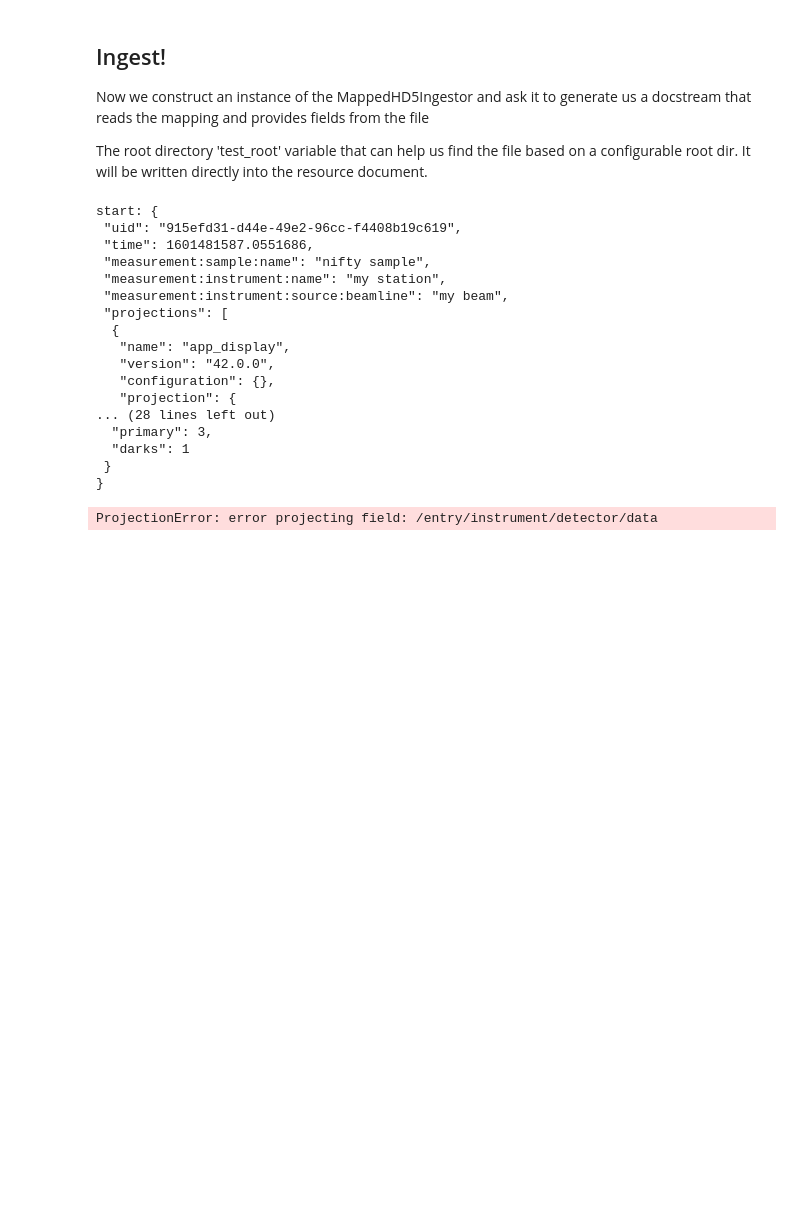
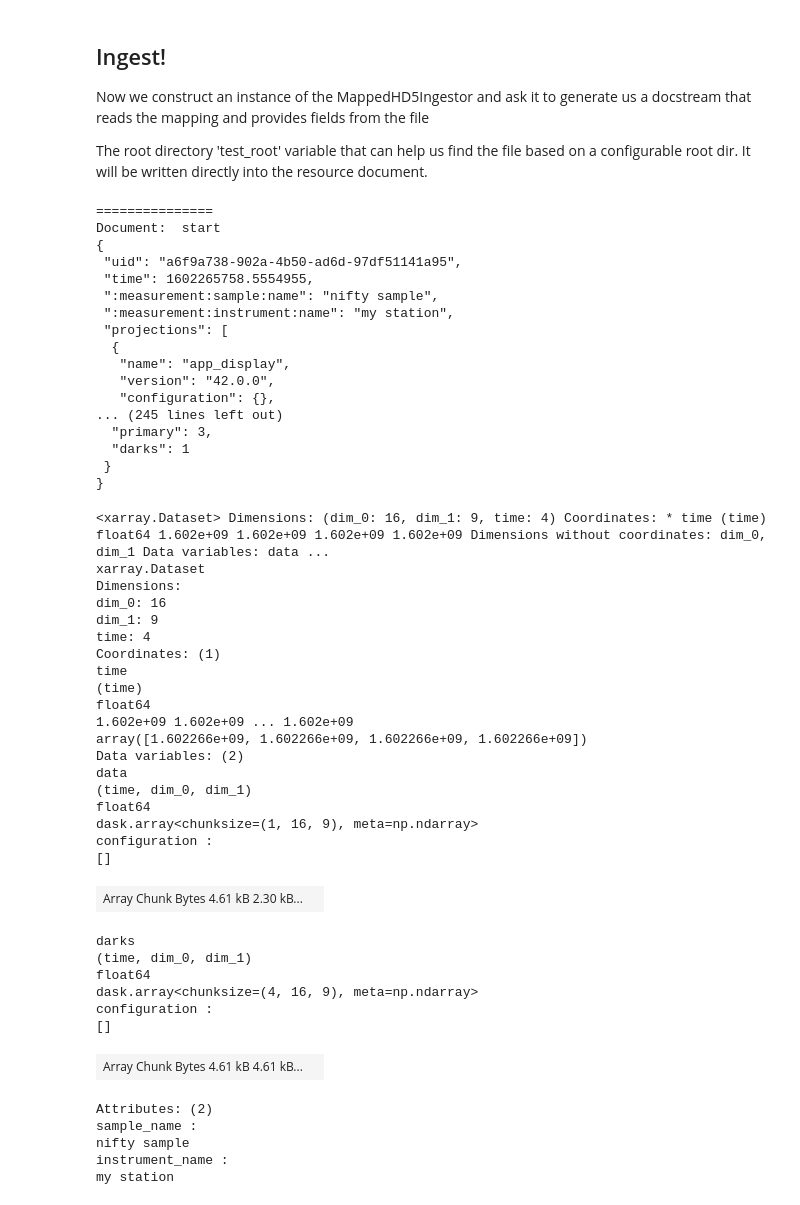
Before and after one commit to als-computing/splash-ingest, a Jupyter notebook: splash_ingest/examples/mapping_ingestor.ipynb, the cells around one changed output. Saved outputs shown, nothing was run; the diff lists cells and outputs as text; code cells hidden in the pictures; blank space fills up the shorter version.

```diff
--- a/splash_ingest/examples/mapping_ingestor.ipynb
+++ b/splash_ingest/examples/mapping_ingestor.ipynb
@@ -94,7 +95,7 @@ Now we construct an instance of the MappedHD5Ingestor and ask it to generate us
 
 The root directory 'test_root' variable that can help us find the file based on a configurable root dir. It will be written directly into the resource document.
 # %%
-detailed_output = False
+detailed_output = True
 
 file_gen = build_file()
 
@@ -136,19 +137,19 @@ except MappingNotFoundError as e:
 next(file_gen) # cleanup
 run = run_cache.retrieve()
 # %% [output]
-start: {
- "uid": "915efd31-d44e-49e2-96cc-f4408b19c619",
- "time": 1601481587.0551686,
- "measurement:sample:name": "nifty sample",
- "measurement:instrument:name": "my station",
- "measurement:instrument:source:beamline": "my beam",
+===============
+Document:  start
+{
+ "uid": "a6f9a738-902a-4b50-ad6d-97df51141a95",
+ "time": 1602265758.5554955,
+ ":measurement:sample:name": "nifty sample",
+ ":measurement:instrument:name": "my station",
  "projections": [
   {
    "name": "app_display",
    "version": "42.0.0",
    "configuration": {},
-   "projection": {
-... (28 lines left out)
+... (245 lines left out)
   "primary": 3,
   "darks": 1
  }
@@ -156,7 +157,39 @@ start: {
 # %%
 
 from databroker.projector import project_xarray
 
 xarray = project_xarray(run)
+xarray
 # %% [output]
-ProjectionError: error projecting field: /entry/instrument/detector/data
+<xarray.Dataset> Dimensions: (dim_0: 16, dim_1: 9, time: 4) Coordinates: * time (time) float64 1.602e+09 1.602e+09 1.602e+09 1.602e+09 Dimensions without coordinates: dim_0, dim_1 Data variables: data ...
+xarray.Dataset
+Dimensions:
+dim_0: 16
+dim_1: 9
+time: 4
+Coordinates: (1)
+time
+(time)
+float64
+1.602e+09 1.602e+09 ... 1.602e+09
+array([1.602266e+09, 1.602266e+09, 1.602266e+09, 1.602266e+09])
+Data variables: (2)
+data
+(time, dim_0, dim_1)
+float64
+dask.array<chunksize=(1, 16, 9), meta=np.ndarray>
+configuration :
+[]
+| Array Chunk Bytes 4.61 kB 2.30 kB... |  |
+darks
+(time, dim_0, dim_1)
+float64
+dask.array<chunksize=(4, 16, 9), meta=np.ndarray>
+configuration :
+[]
+| Array Chunk Bytes 4.61 kB 4.61 kB... |  |
+Attributes: (2)
+sample_name :
+nifty sample
+instrument_name :
+my station
```
Also changed, not shown: parts of 1 cell of this notebook, 3 other files.
